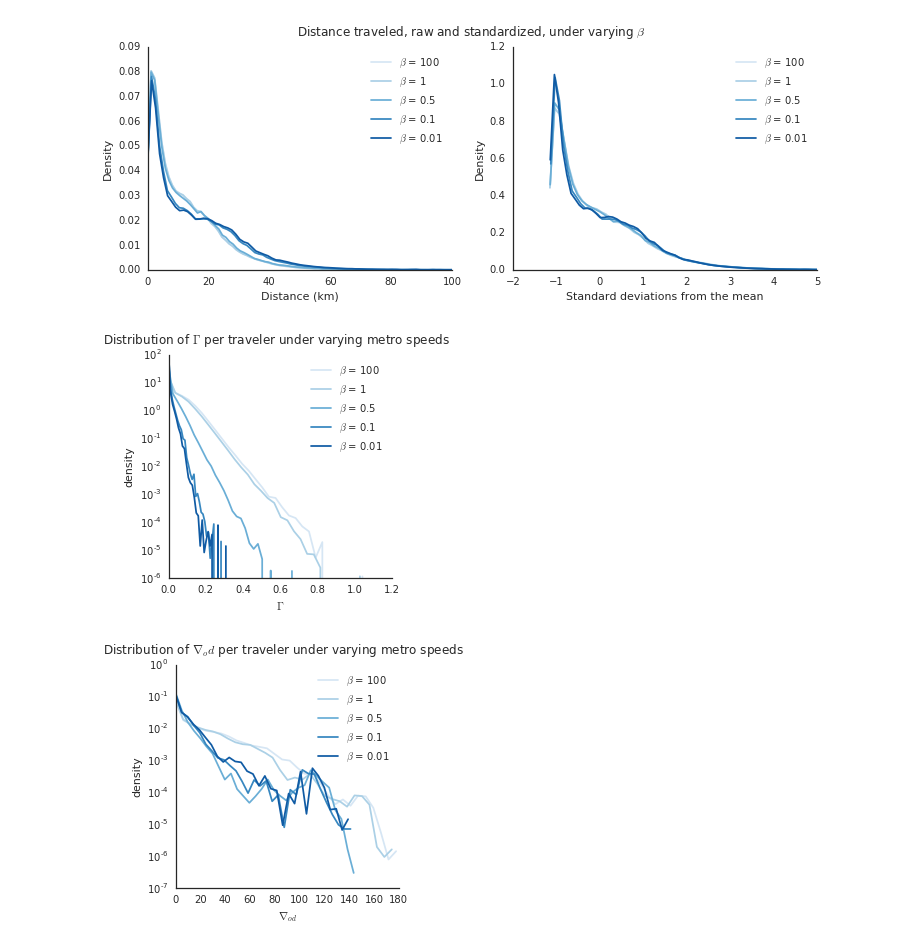
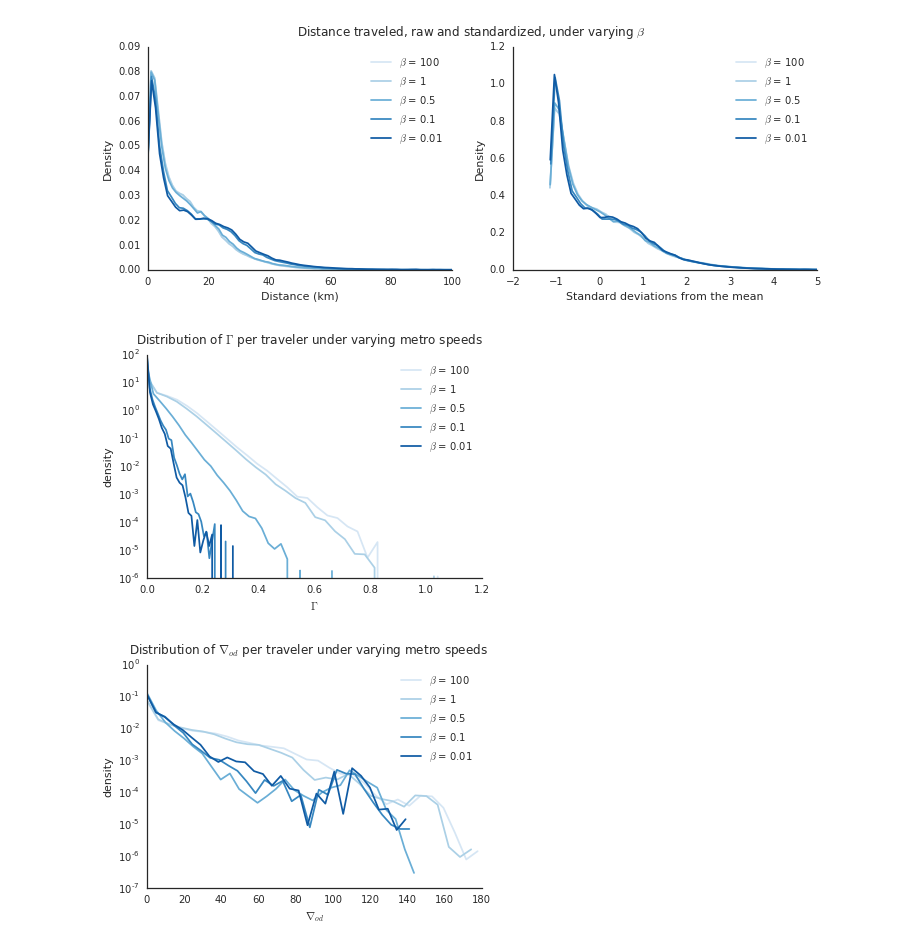
Before and after one commit to PhilChodrow/riyadh_multiplex, a Jupyter notebook: FIGS_mx_route.ipynb, the cells around one changed output. Saved outputs shown, nothing was run; the diff lists cells and outputs as text; code cells hidden in the pictures.

```diff
--- a/FIGS_mx_route.ipynb
+++ b/FIGS_mx_route.ipynb
@@ -17,7 +17,7 @@ import networkx as nx
 import matplotlib.pyplot as plt # convenience for plotting
 from matplotlib import pylab
 import seaborn as sns
-pylab.rcParams['savefig.facecolor'] = 'black'
+pylab.rcParams['savefig.facecolor'] = 'White'
 pylab.rcParams['savefig.dpi'] = 72 # should be ~300 for final figs
 # %% [output]
 :0: FutureWarning: IPython widgets are experimental and may change in the future.
@@ -85,35 +85,35 @@ plt.savefig('4_figs/travel_distance_distributions.png')
 # %% [output]
 [figure]
 # %%
-fig = plt.figure(figsize = (4,4))
+fig = plt.figure(figsize = (6,4))
 ax1 = fig.add_subplot(111)
 
 i = 0
 for beta in betas:
     df = pd.read_csv('3_throughput/route_info_' + str(beta) + '.csv')
     dg = df[df.gamma > 0]
     viz.weighted_hist(ax = ax1,
                       measure = dg.gamma,
                       weights = dg.flow,
                       label = r'$\beta$ = ' + str(beta),
                       standardized = False,
                       color = current_palette[i],
                       n = 30)
     i += 1
 
 ax1.set_yscale('log')
 ax1.set(xlabel = r'$\Gamma$', ylabel = 'density')
 
 ax1.legend()
 fig.suptitle(r'Distribution of $\Gamma$ per traveler under varying metro speeds')
 
 sns.despine()
 
 plt.savefig('4_figs/gamma_dist.png')
 # %% [output]
-[figure, old version]
+[figure, new version]
 # %%
-fig = plt.figure(figsize = (4,4))
+fig = plt.figure(figsize = (6,4))
 ax1 = fig.add_subplot(111)
 
 i = 0
@@ -138,7 +138,7 @@ sns.despine()
 
 plt.savefig('4_figs/gradient_dist.png')
 # %% [output]
-[figure, old version]
+[figure, new version]
 # %%
 def wavg_constructor(col, weights):
     def wavg(group):
```
Also changed, not shown: parts of 3 cells of this notebook, 6 other files.
